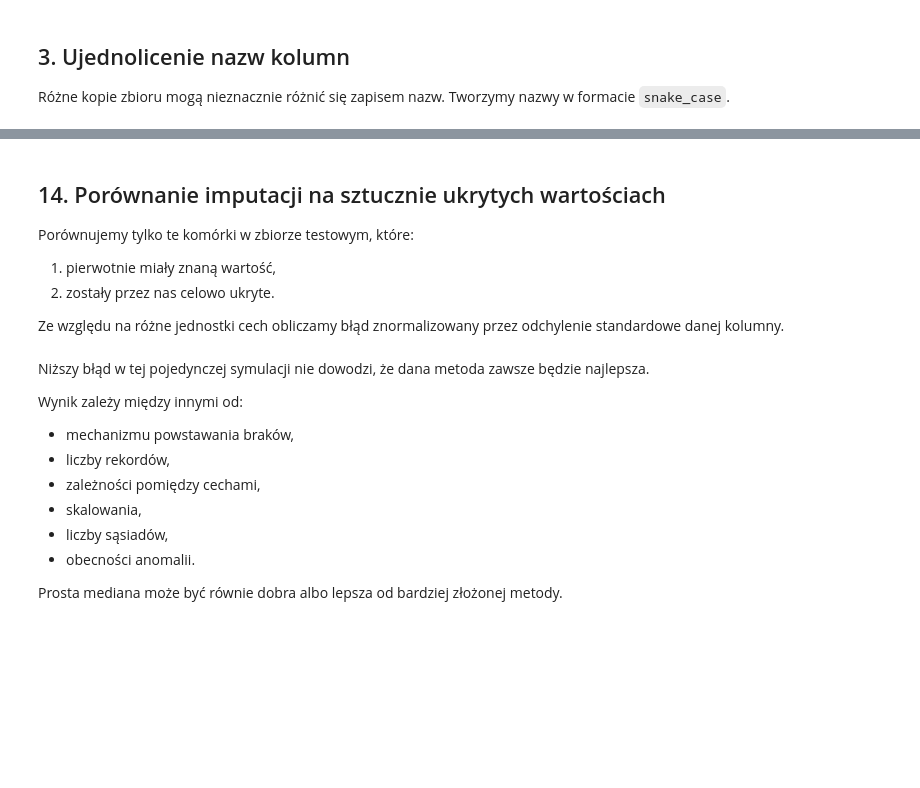
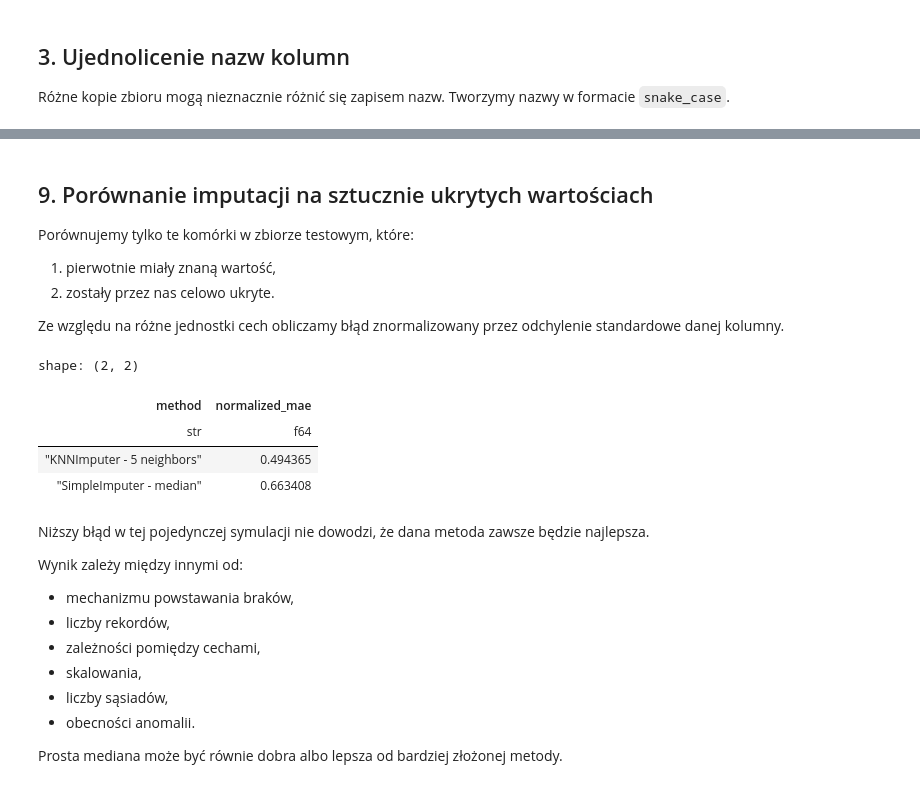
Before and after one commit to mzarnecki/analytics-with-machine-learning, a Jupyter notebook: notebooks/pl/02_nasa_asteroids_ml_pipeline.ipynb, the cells around one changed output, grey strips where cells are left out. Saved outputs shown, nothing was run; the diff lists cells and outputs as text; code cells hidden in the pictures; blank space fills up the shorter version.

```diff
--- a/notebooks/pl/02_nasa_asteroids_ml_pipeline.ipynb
+++ b/notebooks/pl/02_nasa_asteroids_ml_pipeline.ipynb
@@ -602,6 +531,6 @@ print("Braki po KNN test:", np.isnan(X_test_knn).sum())
 # %% [markdown]
 
-## 14. Porównanie imputacji na sztucznie ukrytych wartościach
+## 9. Porównanie imputacji na sztucznie ukrytych wartościach
 
 Porównujemy tylko te komórki w zbiorze testowym, które:
 
@@ -644,35 +573,41 @@ def normalized_imputation_mae(
     )
     return float(np.mean(normalized_errors))
 
 
 simple_error = normalized_imputation_mae(
     X_test_simple,
     X_test_truth,
     test_synthetic_mask,
     feature_scale,
 )
 
 knn_error = normalized_imputation_mae(
     X_test_knn,
     X_test_truth,
     test_synthetic_mask,
     feature_scale,
 )
 
 imputation_comparison = pl.DataFrame(
     {
         "method": [
-            "SimpleImputer — median",
-            "KNNImputer — 5 neighbors",
+            "SimpleImputer - median",
+            "KNNImputer - 5 neighbors",
         ],
         "normalized_mae": [
             simple_error,
             knn_error,
         ],
     }
 ).sort("normalized_mae")
 
 imputation_comparison
+# %% [output]
+shape: (2, 2)
+| method | normalized_mae |
+| str | f64 |
+| "KNNImputer - 5 neighbors" | 0.494365 |
+| "SimpleImputer - median" | 0.663408 |
 # %% [markdown]
 
 Niższy błąd w tej pojedynczej symulacji nie dowodzi, że dana metoda zawsze będzie najlepsza.
```
Also changed, not shown: parts of 87 cells of this notebook, 2 other files.
